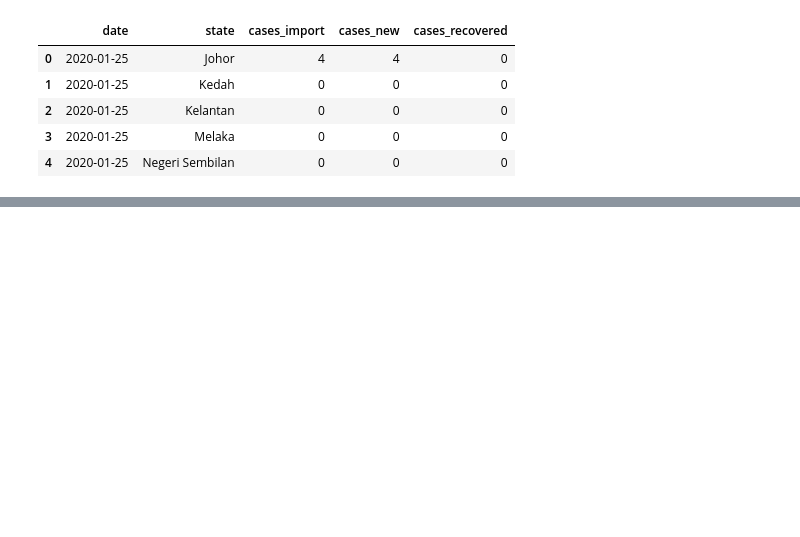
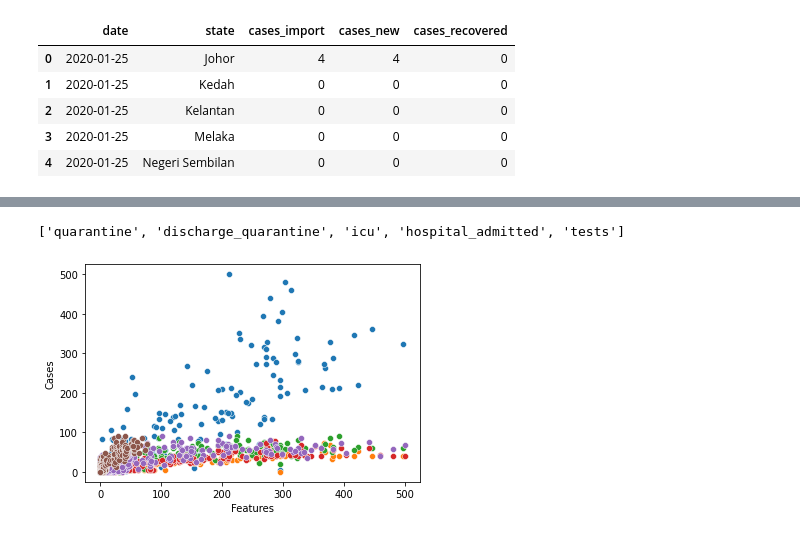
Before and after one commit to sidharrth2002/covid-streamlit, a Jupyter notebook: Q3.ipynb, the cells around one changed output, grey strips where cells are left out. Saved outputs shown, nothing was run; the diff lists cells and outputs as text; code cells hidden in the pictures; blank space fills up the shorter version.

Commit message:
regression models

```diff
--- a/Q3.ipynb
+++ b/Q3.ipynb
@@ -97,0 +60,48 @@ sns.scatterplot(x='hospital_admitted', y='cases', data=pahang)
+# %%
+from sklearn.feature_selection import SelectKBest, chi2, mutual_info_regression, RFE, VarianceThreshold
+from sklearn.linear_model import LinearRegression
+
+def get_best_features(df):
+    X = df.drop(['cases'], axis=1)
+    y = df['cases']
+
+    selector = VarianceThreshold(3)
+    selector.fit(df)
+    variance_best = df.columns[selector.get_support()]
+
+    selector = SelectKBest(mutual_info_regression, k=4)
+    selector.fit(X, y)
+    mutual_info_best = X.columns[selector.get_support()]
+
+    selector = SelectKBest(chi2, k=4)
+    selector.fit(X, y)
+    chi2_best = X.columns[selector.get_support()]
+
+    rfe_selector = RFE(LinearRegression(), n_features_to_select=4)
+    rfe_selector.fit(X, y)
+    rfe_best = X.columns[rfe_selector.get_support()]
+
+    columns = df.columns
+    columns_count = {}
+    for column in columns:
+        columns_count[column] = list(variance_best).count(column) + list(mutual_info_best).count(column) + list(chi2_best).count(column) + list(rfe_best).count(column)
+
+    best_features = sorted(columns_count, key=columns_count.get)[-4:]
+
+    for num in range(len(best_features) - 1):
+        x = num + 1
+        for num2 in range(len(best_features) - num - 1):
+            sns.scatterplot(x= best_features[num], y=best_features[x], data=df)
+            plt.xlabel('Features')
+            plt.ylabel('Cases')
+            x = x + 1
+
+    if 'tests' not in best_features:
+        best_features.append('tests')
+
+    return best_features
+# %%
+get_best_features(states['Pahang'])
+# %% [output]
+['quarantine', 'discharge_quarantine', 'icu', 'hospital_admitted', 'tests']
+[figure, added]
```
Also changed, not shown: parts of 20 cells of this notebook, 2 other files.
